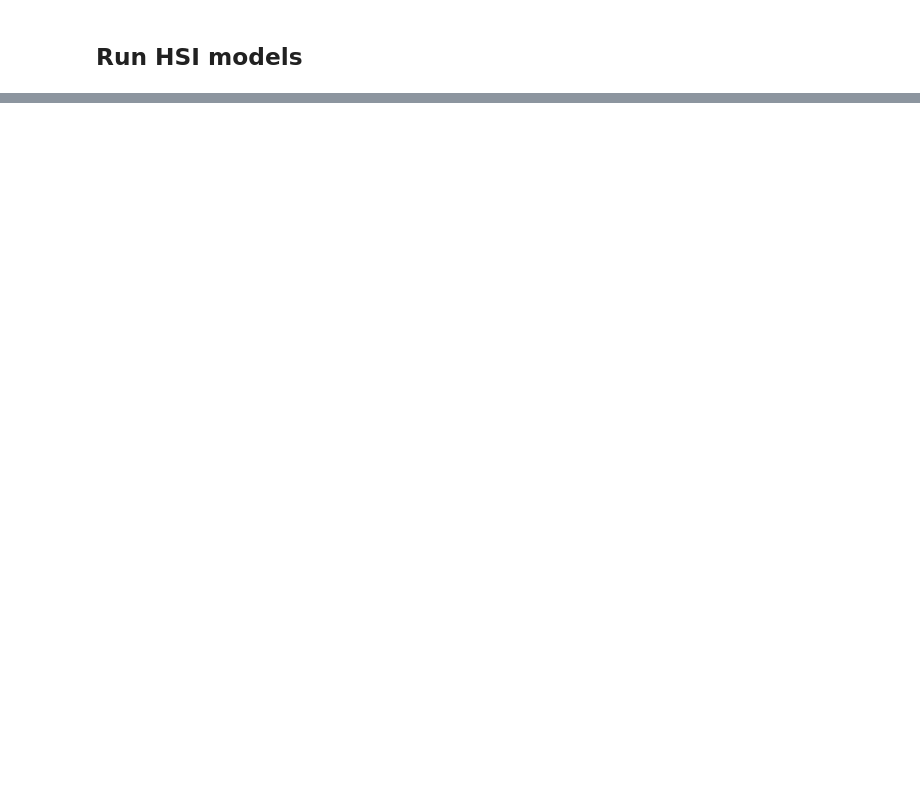
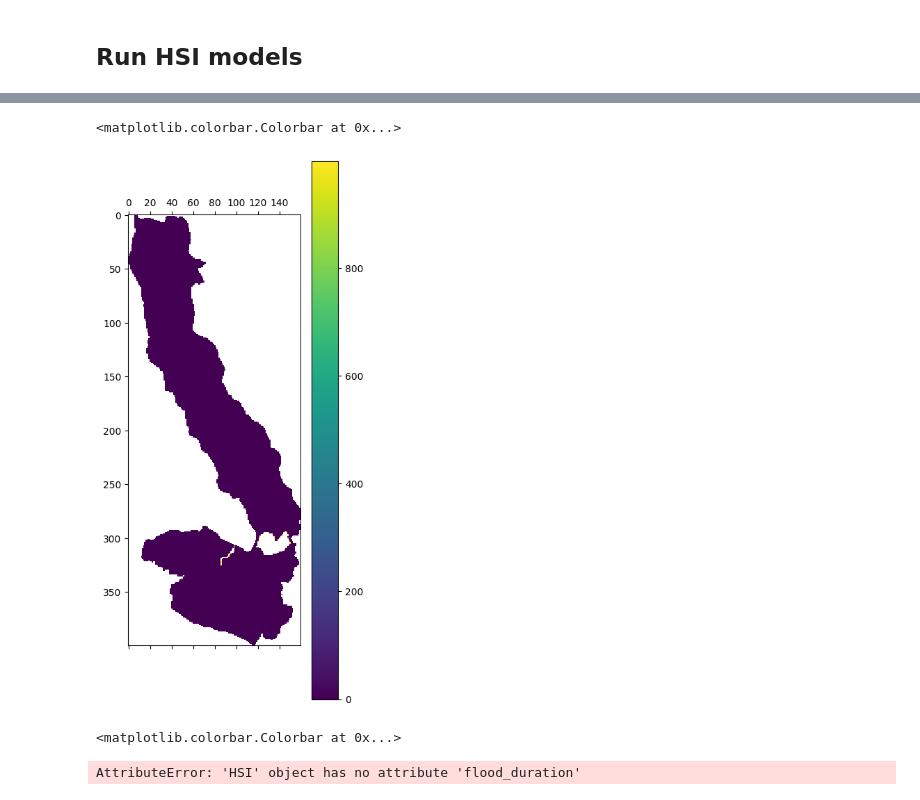
Before and after one commit to LynkerIntel/cpra-hsi, a Jupyter notebook: VegProcessor/run.ipynb, the cells around one changed output, grey strips where cells are left out. Cells and saved outputs as stored; diff of their text form; code cells hidden in the pictures; blank space fills up the shorter version.

```diff
--- a/VegProcessor/run.ipynb
+++ b/VegProcessor/run.ipynb
@@ -43,16 +108,16 @@ hsi.post_process()
-# %%
-hsi = HSI(config_file="./configs/hsi_config_1-08ft_slr_dry.yaml")
-hsi.run()
-hsi.post_process()
-# %%
-hsi = HSI(config_file="./configs/hsi_config_1-08ft_slr_wet.yaml")
-hsi.run()
-hsi.post_process()
-# %%
-hsi = HSI(config_file="./configs/hsi_config_base_dry.yaml")
-hsi.run()
-hsi.post_process()
-# %%
-hsi = HSI(config_file="./configs/hsi_config_base_wet.yaml")
-hsi.run()
-hsi.post_process()
+# %%
+plt.matshow(hsi.blackcrappie.si_1)
+plt.colorbar()
+# %% [output]
+<matplotlib.colorbar.Colorbar at 0x...>
+[figure, added]
+# %%
+plt.matshow(hsi.water_depth_rel_marsh_annual_mean)
+plt.colorbar()
+# %% [output]
+<matplotlib.colorbar.Colorbar at 0x...>
+# %%
+plt.imshow(hsi.flood_duration)
+plt.colorbar()
+# %% [output]
+AttributeError: 'HSI' object has no attribute 'flood_duration'
```
Also changed, not shown: parts of 6 cells of this notebook.
